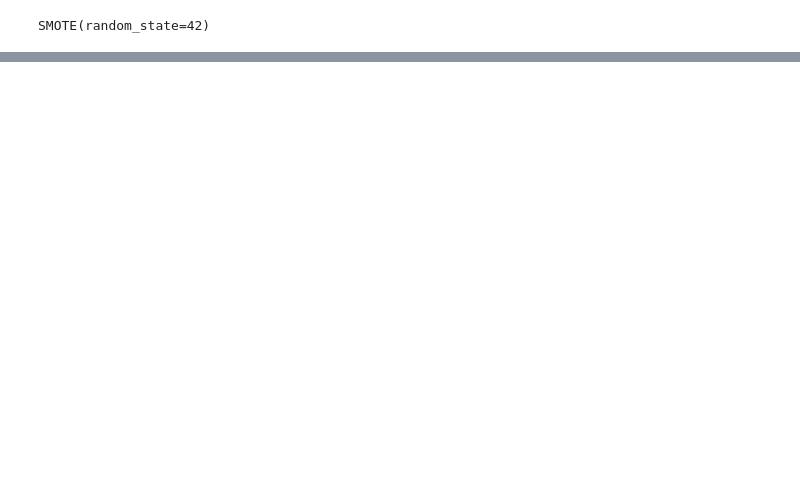
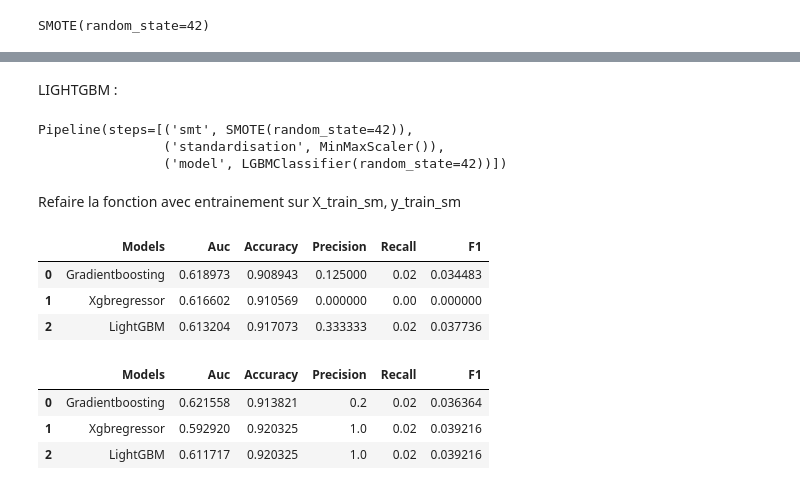
Before and after one commit to HananeMaghlazi/P7_Scoring, a Jupyter notebook: P7_Modelisation.ipynb, the cells around one changed output, grey strips where cells are left out. Cells and saved outputs as stored; diff of their text form; code cells hidden in the pictures; blank space fills up the shorter version.

```diff
--- a/P7_Modelisation.ipynb
+++ b/P7_Modelisation.ipynb
@@ -289,0 +539,8 @@ SMOTE(random_state=42)
+# %%
+# Test ave un seul modèle
+lr.fit(X_train_sm, y_train_sm)
+
+accuracy = accuracy_score(y_test, lr.predict(X_test))
+precision = precision_score(y_test, lr.predict(X_test))
+auc = roc_auc_score(y_test, lr.predict_proba(X_test)[:, 1])
+print("AUC", auc, "\n" "Accuracy", accuracy, "\n" "Precesion", precision)
@@ -289,0 +577,50 @@ SMOTE(random_state=42)
+# %% [markdown]
+LIGHTGBM :
+# %%
+lgt = LGBMClassifier(random_state=42)
+lgt_smote = Pipeline(
+    [("smt", smt), ("standardisation", MinMaxScaler()), ("model", lgt)]
+)
+lgt_smote
+# %% [output]
+Pipeline(steps=[('smt', SMOTE(random_state=42)),
+                ('standardisation', MinMaxScaler()),
+                ('model', LGBMClassifier(random_state=42))])
+# %% [markdown]
+Refaire la fonction avec entrainement sur X_train_sm, y_train_sm
+# %%
+def metrics_models_smote(model_pipeline):
+
+    results = []
+    cm_list = []
+    for model_pipeline_name, model in model_pipeline.items():
+        model.fit(X_train_sm, y_train_sm.values.ravel())
+        auc = roc_auc_score(y_test, model.predict_proba(X_test)[:, 1])
+        accuracy = accuracy_score(y_test, model.predict(X_test))
+        precision = precision_score(y_test, model.predict(X_test))
+        recall = recall_score(y_test, model.predict(X_test))
+        f1 = f1_score(y_test, model.predict(X_test))
+        cm_list.append(confusion_matrix(y_test, model.predict(X_test)))
+
+        results.append([model_pipeline_name, auc, accuracy, precision, recall, f1])
+        df = pd.DataFrame(
+            results, columns=["Models", "Auc", "Accuracy", "Precision", "Recall", "F1"]
+        )
+    return df, cm_list
+# %%
+df_results_smote, cm_list = metrics_models_smote(model_pipeline)
+# %%
+df_results_smote
+# %% [output]
+|  | Models | Auc | Accuracy | Precision | Recall | F1 |
+| 0 | Gradientboosting | 0.618973 | 0.908943 | 0.125000 | 0.02 | 0.034483 |
+| 1 | Xgbregressor | 0.616602 | 0.910569 | 0.000000 | 0.00 | 0.000000 |
+| 2 | LightGBM | 0.613204 | 0.917073 | 0.333333 | 0.02 | 0.037736 |
+# %%
+# Je compare avec données sans smote
+df_results
+# %% [output]
+|  | Models | Auc | Accuracy | Precision | Recall | F1 |
+| 0 | Gradientboosting | 0.621558 | 0.913821 | 0.2 | 0.02 | 0.036364 |
+| 1 | Xgbregressor | 0.592920 | 0.920325 | 1.0 | 0.02 | 0.039216 |
+| 2 | LightGBM | 0.611717 | 0.920325 | 1.0 | 0.02 | 0.039216 |
```
Also changed, not shown: parts of 39 cells of this notebook.
